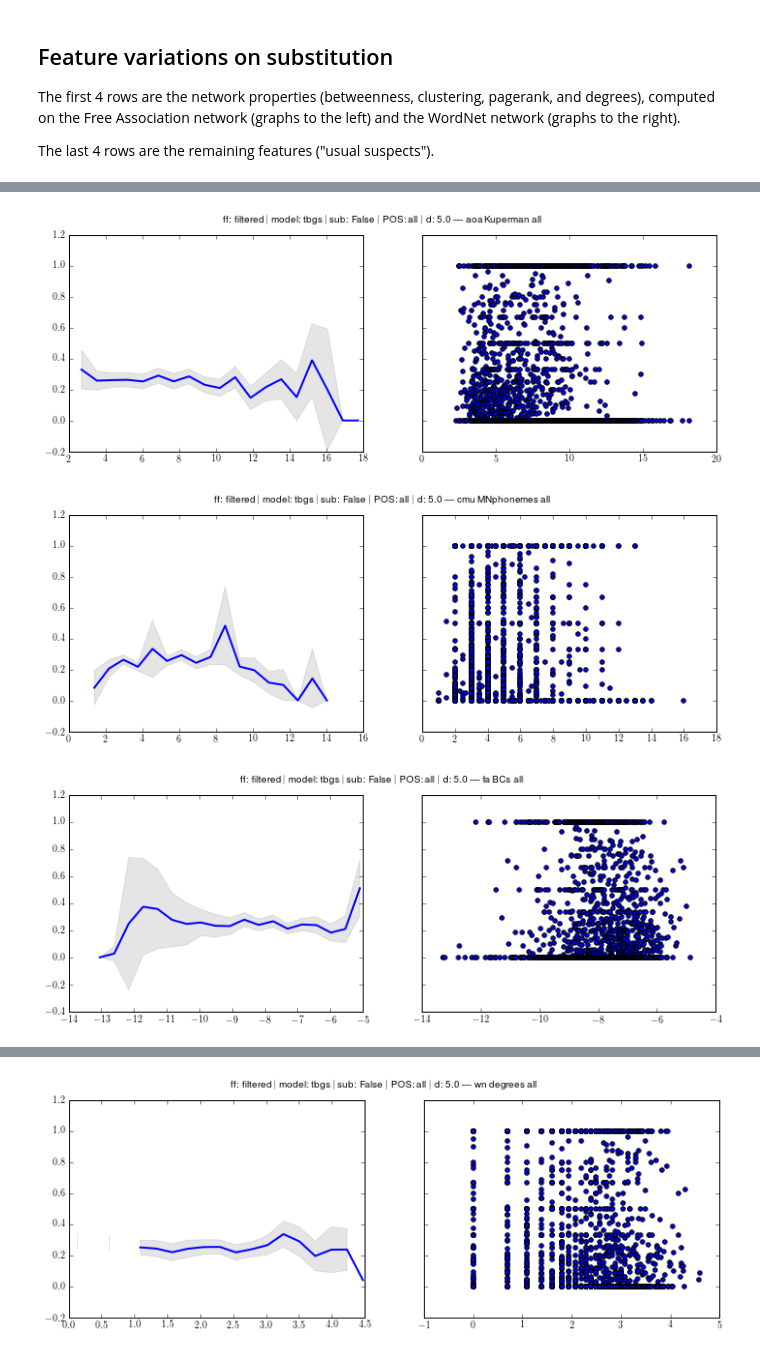
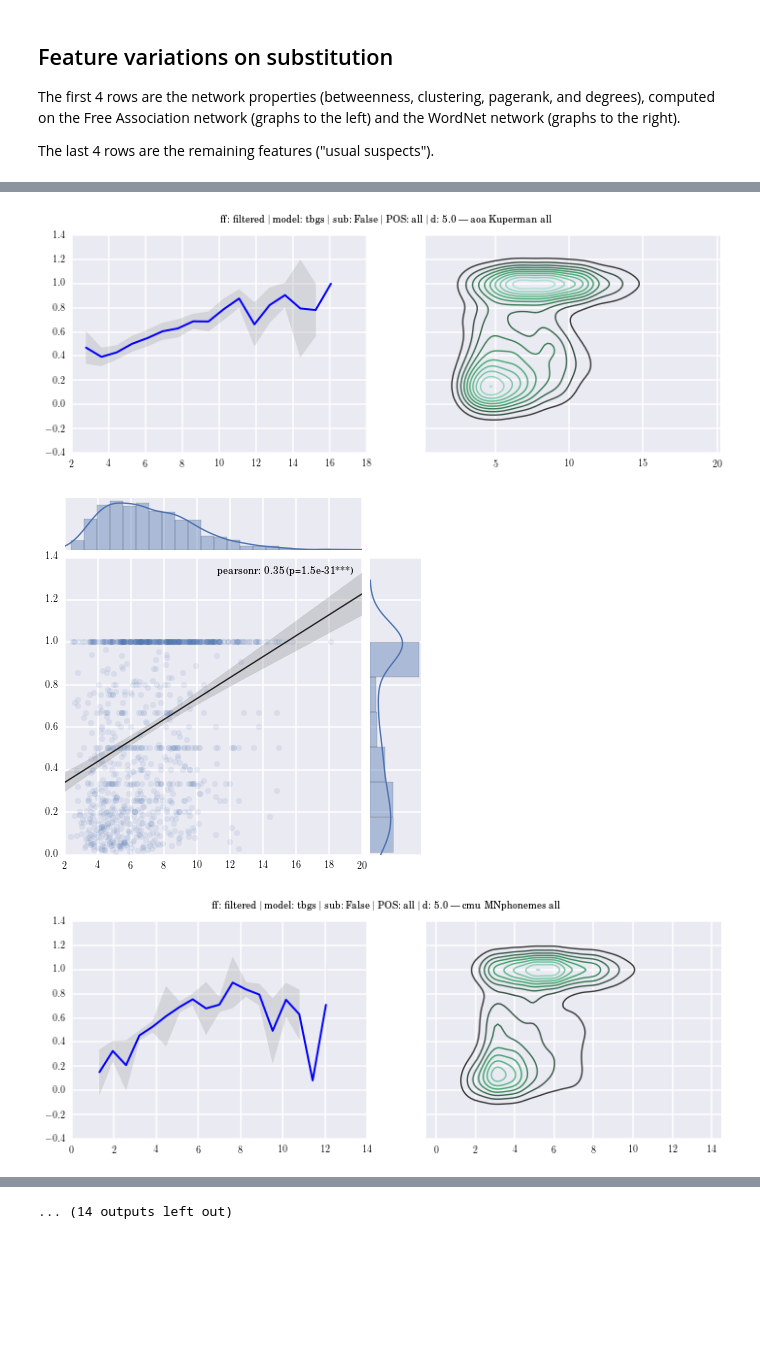
Before and after one commit to wehlutyk/brainscopypaste, a Jupyter notebook: feature_variations.ipynb, the cells around one changed output, grey strips where cells are left out. Cells and saved outputs as stored; diff of their text form; code cells hidden in the pictures; blank space fills up the shorter version.

Commit message:
Beautify with seaborn, and tweak susceptibility plots by removing zero values (see rationale in notebook)

```diff
--- a/feature_variations.ipynb
+++ b/feature_variations.ipynb
@@ -97,27 +102,40 @@ Not much to be said: there's loads happening on the right, but it doesn't show u
 # %%
 # Plot susceptibilities
 for a in sorted_analyses:
     fig, axs = plt.subplots(1, 2, sharey=True, figsize=(12, 4))
 
-    # The whole scatter plot of susceptibilities
-    a.build_susceptibilities()
-    axs[1].scatter(a.f_susceptibilities[:, 0], a.f_susceptibilities[:, 1])
+    # Preprocess susceptibilities
+    try:
+        a.f_susceptibilities
+    except AttributeError:
+        a.build_susceptibilities()
+        # The try-except here lets us run this cell several times without overwriting
+        # the original unfiltered susceptibilities each time.
+        a.f_susceptibilities_orig = a.f_susceptibilities
+    # Removing zeros
+    a.f_susceptibilities = a.f_susceptibilities_orig[np.nonzero(a.f_susceptibilities_orig[:, 1])]
+
+    # Density plot of susceptibilities
+    sb.kdeplot(a.f_susceptibilities, ax=axs[1])
+
+    # Scatter plot with regression and marginals
+    sb.regplot(a.f_susceptibilities[:, 0], a.f_susceptibilities[:, 1])
 
     # Averages in bins
     bins = np.linspace(a.f_susceptibilities[0, 0], a.f_susceptibilities[-1, 0], 20)
     xs = (bins[1:] + bins[:-1]) / 2
     ys = np.zeros_like(xs)
     cs = np.zeros_like(xs)
     for i in range(len(bins) - 1):
         idx = np.where((bins[i] <= a.f_susceptibilities[:, 0]) * (a.f_susceptibilities[:, 0] < bins[i + 1]))[0]
         yss = a.f_susceptibilities[idx, 1]
         ys[i] = yss.mean()
         cs[i] = 1.96 * yss.std() / np.sqrt(len(idx) - 1)
 
     axs[0].plot(xs, ys, 'b-', lw=2)
     axs[0].fill_between(xs, ys - cs, ys + cs, color='grey', alpha=0.2)
     a.print_fig_text(fig, a.aa.title())
 # %% [output]
-[figure, old version]
+[figure, new version]
-[figure, old version]
+[figure, new version]
-[figure, old version]
+[figure, new version]
@@ -133 +151 @@ for a in sorted_analyses:
-[figure, removed]
+... (14 outputs left out)
```
Also changed, not shown: parts of 6 cells of this notebook.
